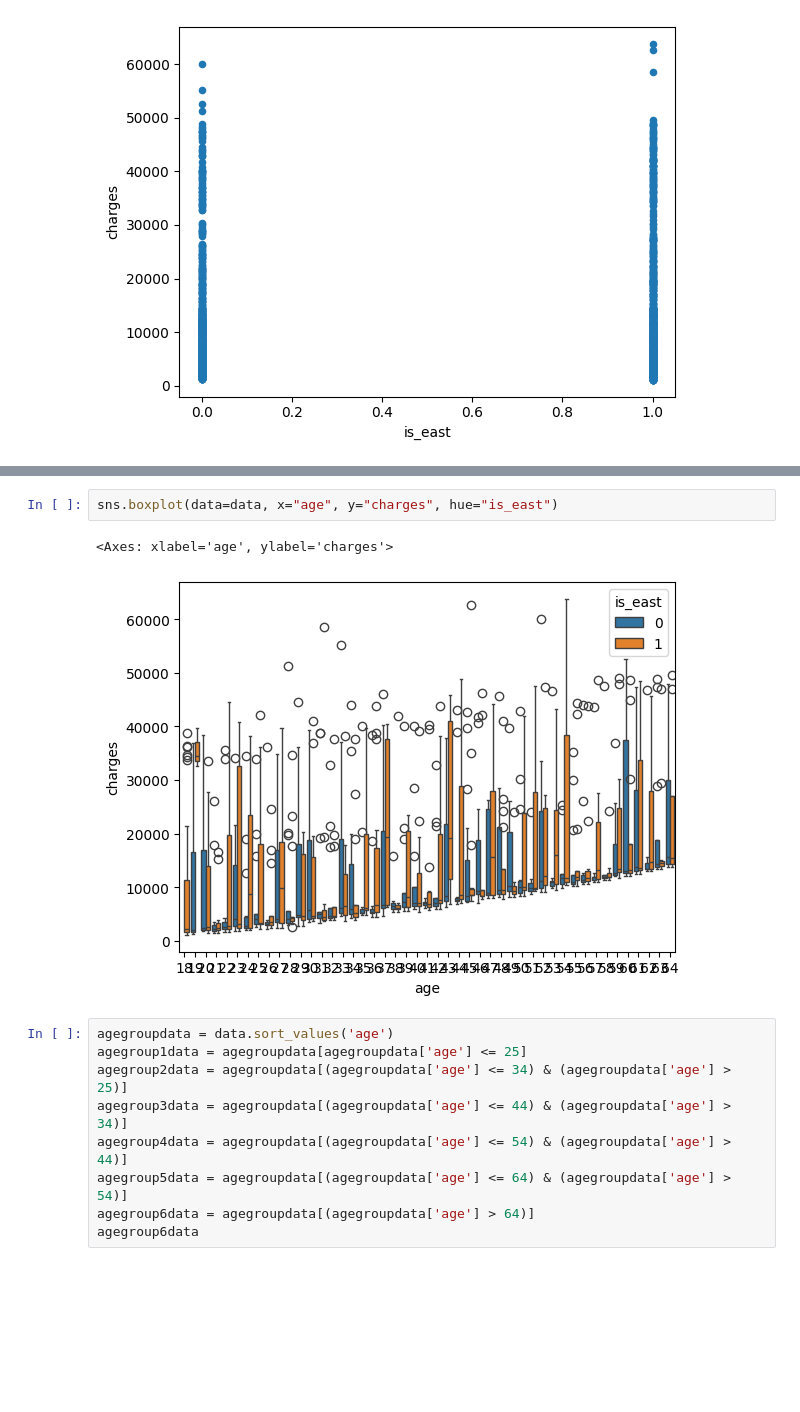
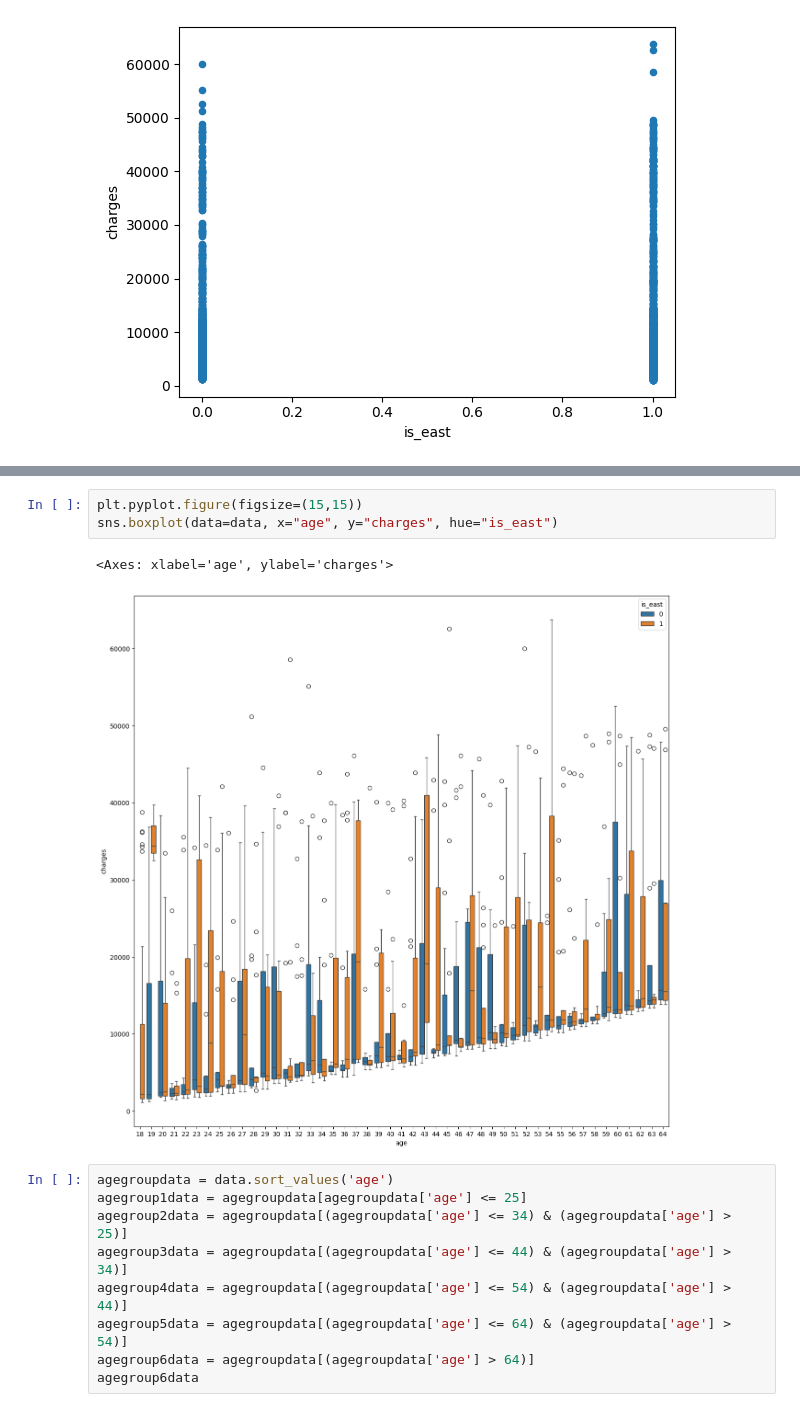
Before and after one commit to Daviddavid-sudo/Briefprimeassurance, a Jupyter notebook: dataanalyst.ipynb, the cells around one changed output, grey strips where cells are left out. Cells and saved outputs as stored; diff of their text form; blank space fills up the shorter version.

```diff
--- a/dataanalyst.ipynb
+++ b/dataanalyst.ipynb
@@ -154,8 +136,9 @@ sns.boxplot(data=data, x="age", y="charges", hue="is_north")
 # %%
+plt.pyplot.figure(figsize=(15,15))
 sns.boxplot(data=data, x="age", y="charges", hue="is_east")
 # %% [output]
 <Axes: xlabel='age', ylabel='charges'>
-[figure, old version]
+[figure, new version]
 # %%
 agegroupdata = data.sort_values('age')
 agegroup1data = agegroupdata[agegroupdata['age'] <= 25]
```
Also changed, not shown: parts of 11 cells of this notebook, 10 other files.
